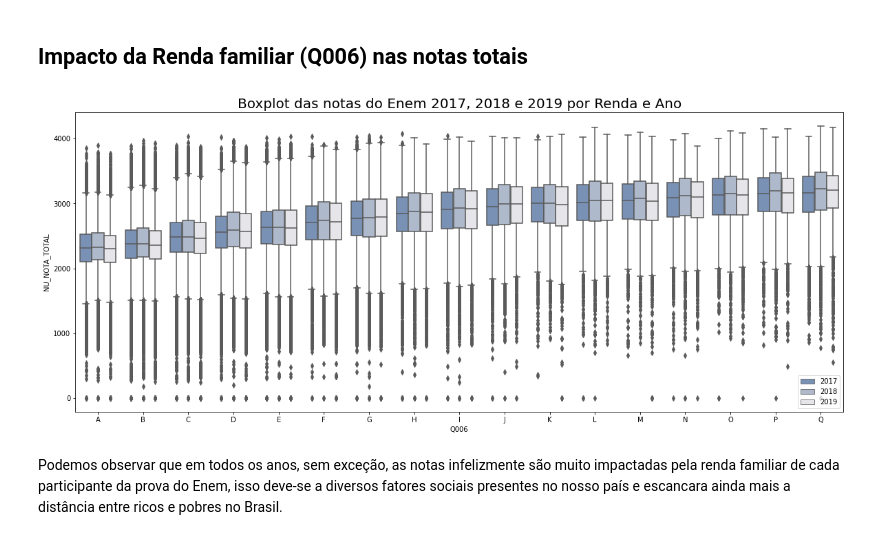
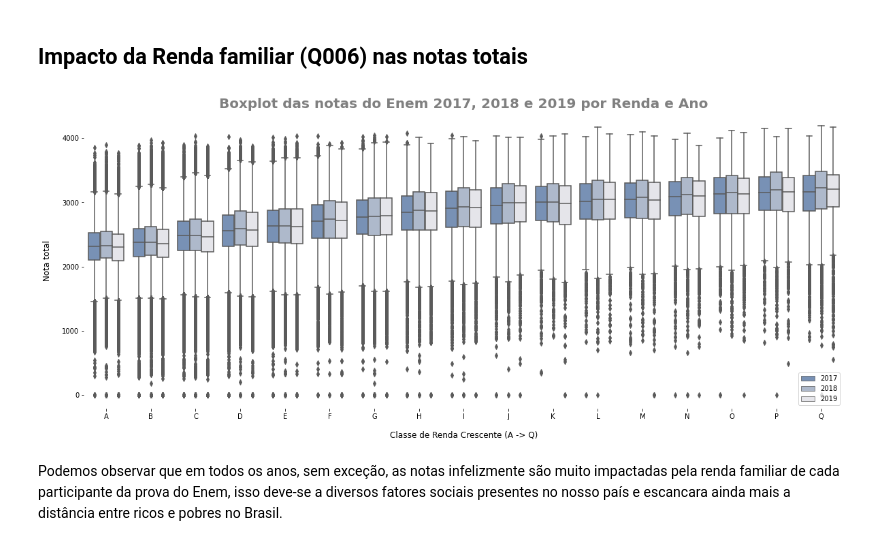
Before and after one commit to DenisBvnt/Alura_Imersao_Dados_2020.2, a Jupyter notebook: Analise_Enem_Bahia_ultimos_3anos/Analise_Enem_Bahia_ultimos_3anos.ipynb, the cells around one changed output. Saved outputs shown, nothing was run; the diff lists cells and outputs as text; code cells hidden in the pictures.

```diff
--- a/Analise_Enem_Bahia_ultimos_3anos/Analise_Enem_Bahia_ultimos_3anos.ipynb
+++ b/Analise_Enem_Bahia_ultimos_3anos/Analise_Enem_Bahia_ultimos_3anos.ipynb
@@ -585,15 +768,18 @@ municipio_2017.iloc[:5,:]
 # %%
 def box_impacto(df, x):
   sns.boxplot(data=df, x=x, y='NU_NOTA_TOTAL', hue='NU_ANO', order=sorted(df[x].unique()), hue_order=[2017,2018,2019])
+  sns.despine(bottom = True, left = True)
   plt.grid(False)
   plt.legend(loc='lower right')
-  plt.show()
+  plt.ylabel('Nota total', labelpad=15, fontsize=12)
 # %%
 plt.figure(figsize=(20,8))
-plt.title('Boxplot das notas do Enem 2017, 2018 e 2019 por Renda e Ano', fontsize=20)
+plt.title('Boxplot das notas do Enem 2017, 2018 e 2019 por Renda e Ano', fontsize=20, color='grey', fontweight='heavy')
 box_impacto(pd.concat(lista_de_dataframes), 'Q006')
+plt.xlabel('Classe de Renda Crescente (A -> Q)', labelpad = 15, fontsize=12)
+plt.show()
 # %% [output]
-[figure, old version]
+[figure, new version]
 # %% [markdown]
 Podemos observar que em todos os anos, sem exceção, as notas infelizmente são muito impactadas pela renda familiar de cada participante da prova do Enem, isso deve-se a diversos fatores sociais presentes no nosso país e escancara ainda mais a distância entre ricos e pobres no Brasil.
 # %% [markdown]
```
Also changed, not shown: parts of 99 cells of this notebook.
